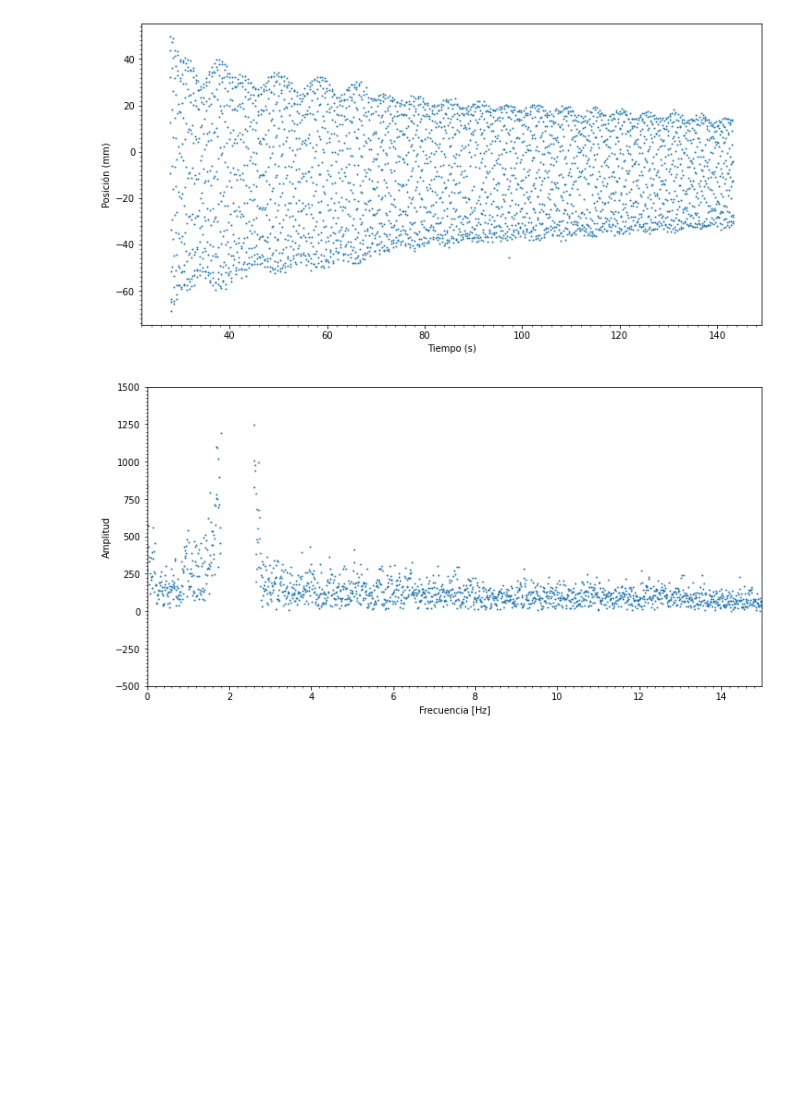
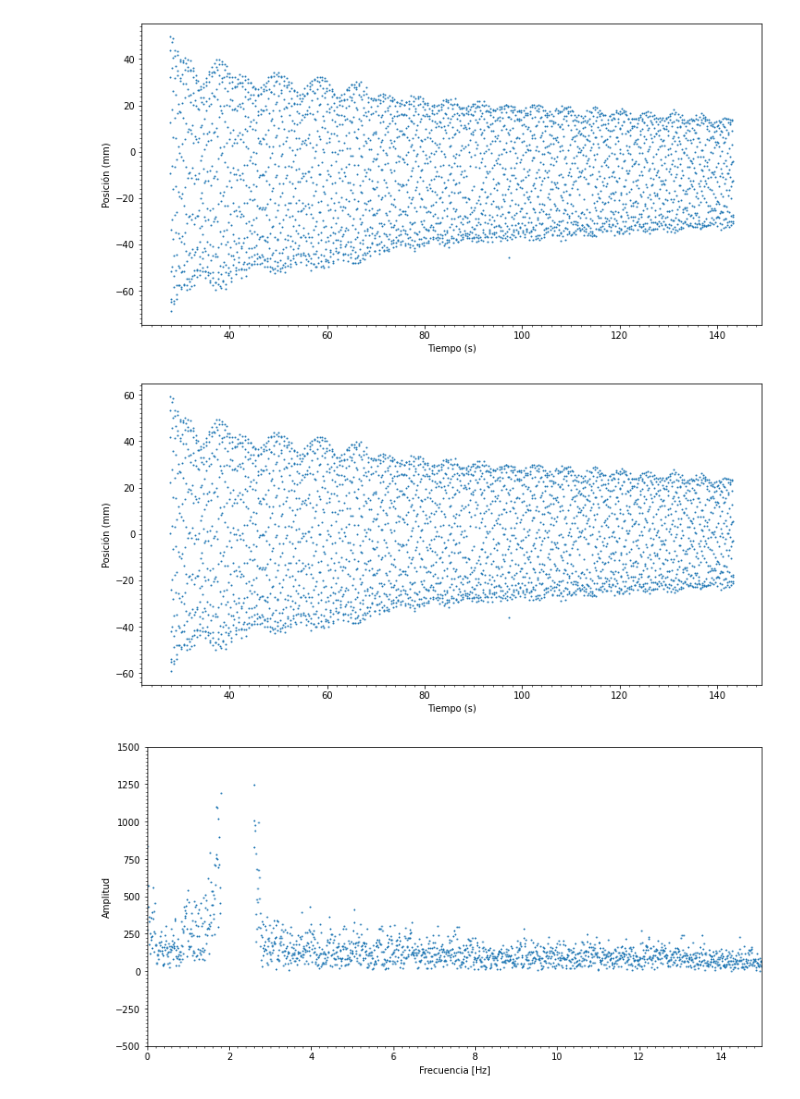
Before and after one commit to PM-lopez/Informe-3, a Jupyter notebook: Informe 3.ipynb, the cells around one changed output. Cells and saved outputs as stored; diff of their text form; code cells hidden in the pictures; blank space fills up the shorter version.

```diff
--- a/Informe 3.ipynb
+++ b/Informe 3.ipynb
@@ -20,6 +21,15 @@ for i in range(len(tiempo)):
     if tiempo[i] >= 27.766666666666666:
         tiempoFinal.append(tiempo[i])
         posicionFinal.append(posicion[i])
-print(max(posicionFinal))
+# Se busca la amplitud ideal de los datos
+Amax=max(posicionFinal)
+Amin=min(posicionFinal)
+print(Amax,"\n",Amin)
+
+tiempoFinal=np.array(tiempoFinal)
+posicionFinal=np.array(posicionFinal)
+
+diff=abs((Amin+Amax)/2)
+print(diff)
 # %% [output]
 49.59
@@ -34,6 +46,19 @@ ax.yaxis.set_minor_locator(AutoMinorLocator(10))
 plt.show()
 # %% [output]
 [figure]
+# %%
+posicionFinal2=diff+posicionFinal
+# %%
+fig,ax=plt.subplots(1,1,figsize=(12,6))
+
+ax.scatter(tiempoFinal,posicionFinal2,s=1)
+ax.set_xlabel("Tiempo (s)")
+ax.set_ylabel("Posición (mm)")
+ax.xaxis.set_minor_locator(AutoMinorLocator(10))
+ax.yaxis.set_minor_locator(AutoMinorLocator(10))
+plt.show()
+# %% [output]
+[figure, added]
 # %%
 fourier=abs(np.fft.fft(posicionFinal,n=None,axis=-1,norm=None))
 frecuencia=np.fft.fftfreq(len(tiempoFinal),tiempoFinal[1]-tiempoFinal[0])
```
Also changed, not shown: parts of 9 cells of this notebook.
